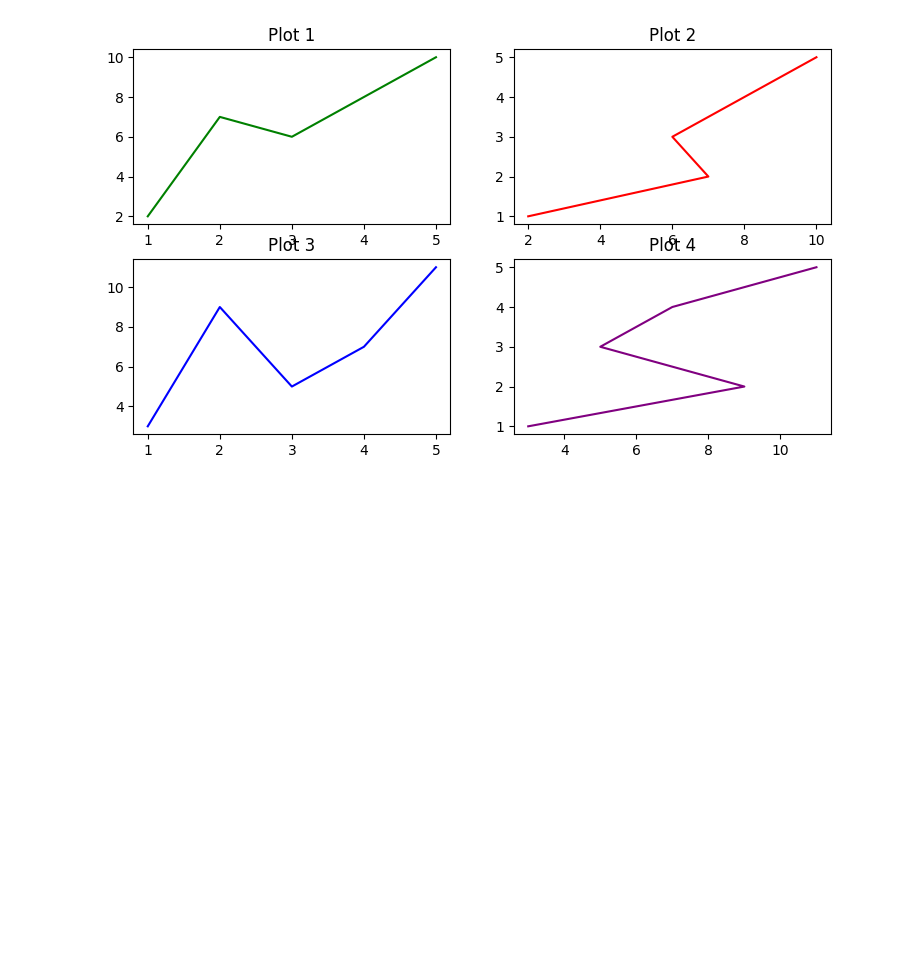
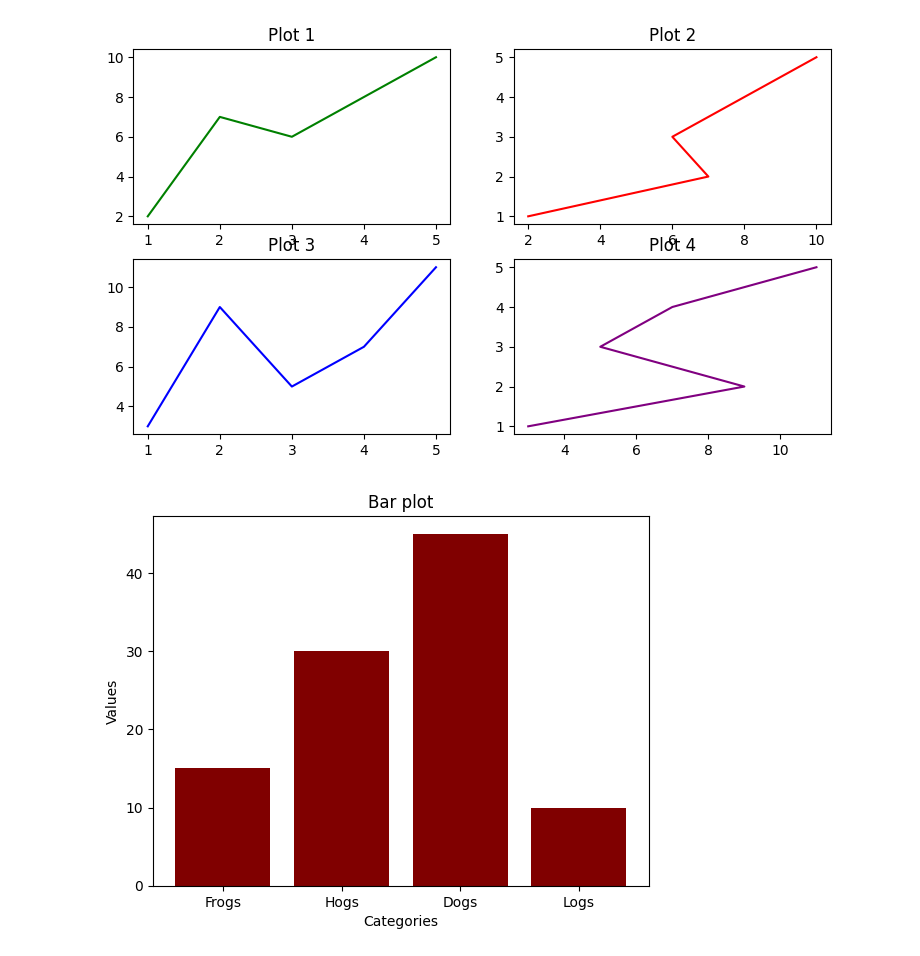
Before and after one commit to Ranjithselva-raj/Learn_Python, a Jupyter notebook: 12_Numpy_Pandas_Matplotlib_Seaborn/5.Matplotlib.ipynb, the cells around one changed output. Drawn from its saved outputs; the diff is of its cells as text; code cells hidden in the pictures; blank space fills up the shorter version.

```diff
--- a/12_Numpy_Pandas_Matplotlib_Seaborn/5.Matplotlib.ipynb
+++ b/12_Numpy_Pandas_Matplotlib_Seaborn/5.Matplotlib.ipynb
@@ -56,3 +56,17 @@ plt.title("Plot 4")
 # %% [output]
 Text(0.5, 1.0, 'Plot 4')
 [figure]
+# %%
+##bar plot
+categories = ['Frogs', 'Hogs', 'Dogs', 'Logs']
+values = [15, 30, 45, 10]
+##create a bar plot
+plt.bar(categories, values, color ='maroon')
+plt.grid(visible=False)
+plt.xlabel("Categories")
+plt.ylabel("Values")
+plt.title("Bar plot")
+
+plt.show()
+# %% [output]
+[figure, added]
```
Also changed, not shown: parts of 8 cells of this notebook.
